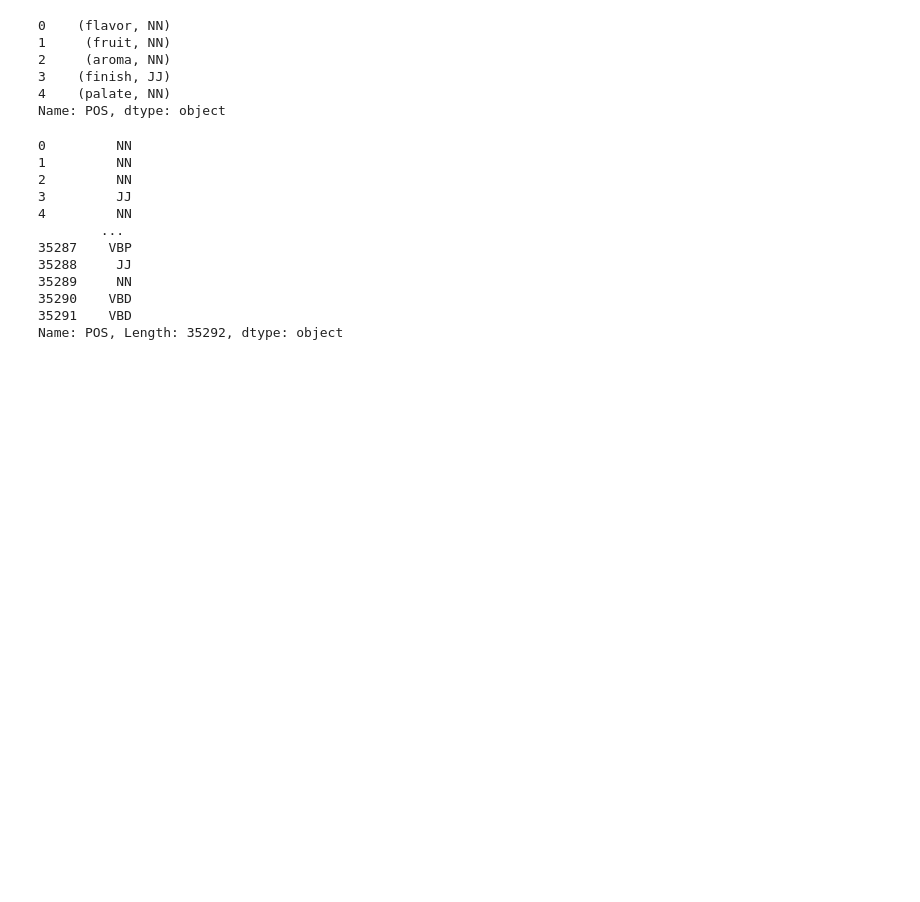
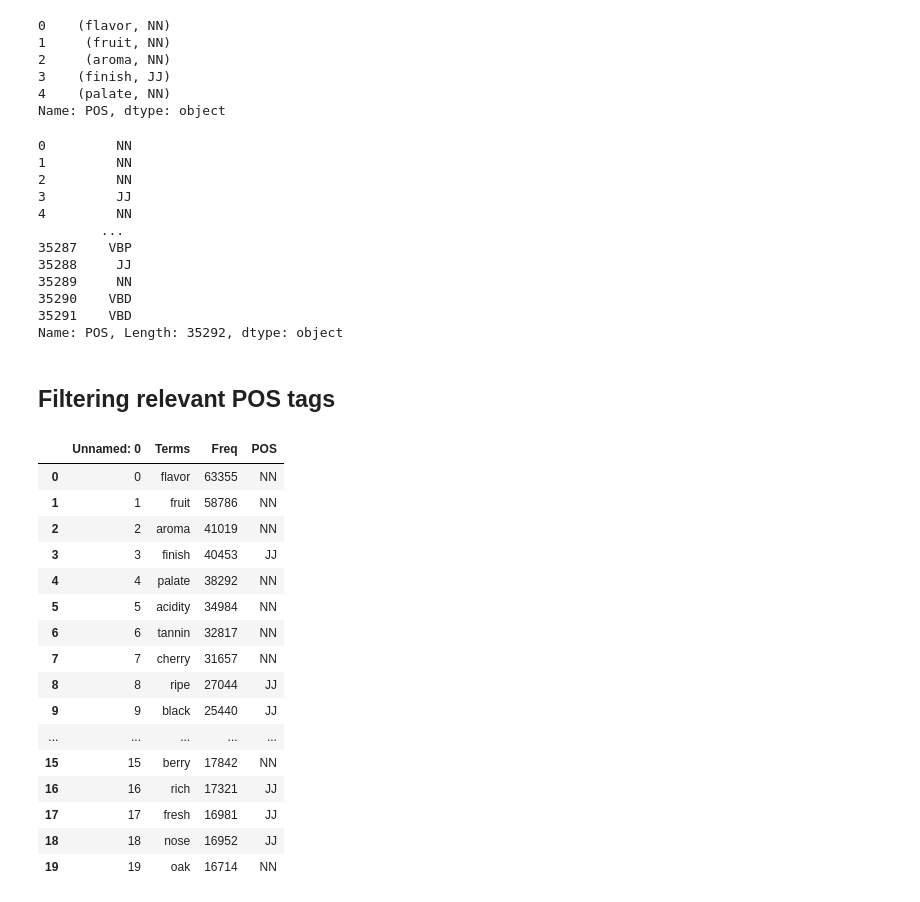
Before and after one commit to AugMoura/vino, a Jupyter notebook: notebooks/vino_augusto.ipynb, the cells around one changed output. Saved outputs shown, nothing was run; the diff lists cells and outputs as text; code cells hidden in the pictures; blank space fills up the shorter version.

```diff
--- a/notebooks/vino_augusto.ipynb
+++ b/notebooks/vino_augusto.ipynb
@@ -488,3 +489,27 @@ common_words["POS"] = common_words["POS"].str[1][:]
 common_words = common_words.drop(columns="Unnamed: 0")
 # %%
 common_words.to_csv("../working_files/common_words.csv")
+# %% [markdown]
+## Filtering relevant POS tags
+# %%
+cw = pd.read_csv("../working_files/common_words.csv")
+# %%
+cw.head(20)
+# %% [output]
+|  | Unnamed: 0 | Terms | Freq | POS |
+| 0 | 0 | flavor | 63355 | NN |
+| 1 | 1 | fruit | 58786 | NN |
+| 2 | 2 | aroma | 41019 | NN |
+| 3 | 3 | finish | 40453 | JJ |
+| 4 | 4 | palate | 38292 | NN |
+| 5 | 5 | acidity | 34984 | NN |
+| 6 | 6 | tannin | 32817 | NN |
+| 7 | 7 | cherry | 31657 | NN |
+| 8 | 8 | ripe | 27044 | JJ |
+| 9 | 9 | black | 25440 | JJ |
+| ... | ... | ... | ... | ... |
+| 15 | 15 | berry | 17842 | NN |
+| 16 | 16 | rich | 17321 | JJ |
+| 17 | 17 | fresh | 16981 | JJ |
+| 18 | 18 | nose | 16952 | JJ |
+| 19 | 19 | oak | 16714 | NN |
```
Also changed, not shown: parts of 8 cells of this notebook.
